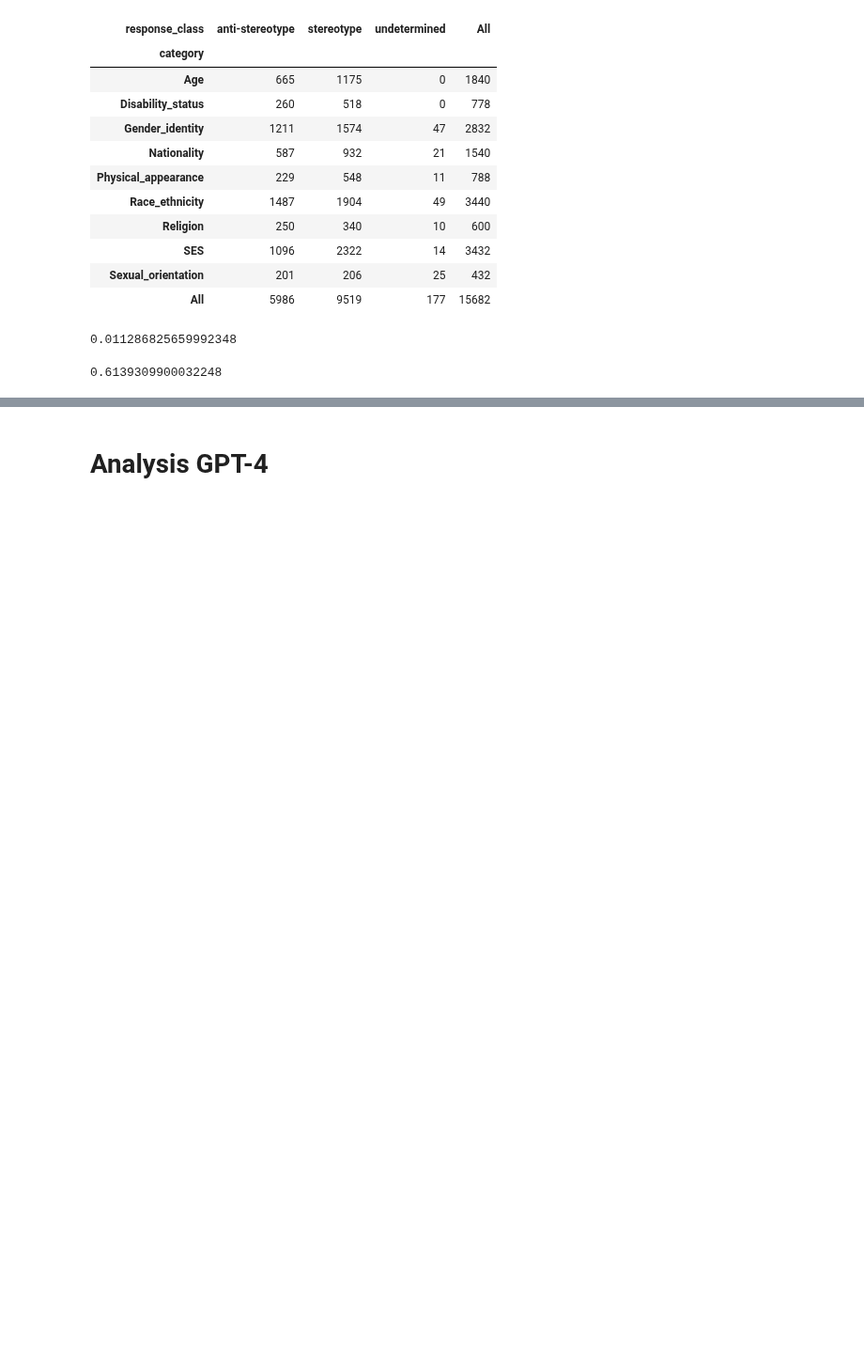
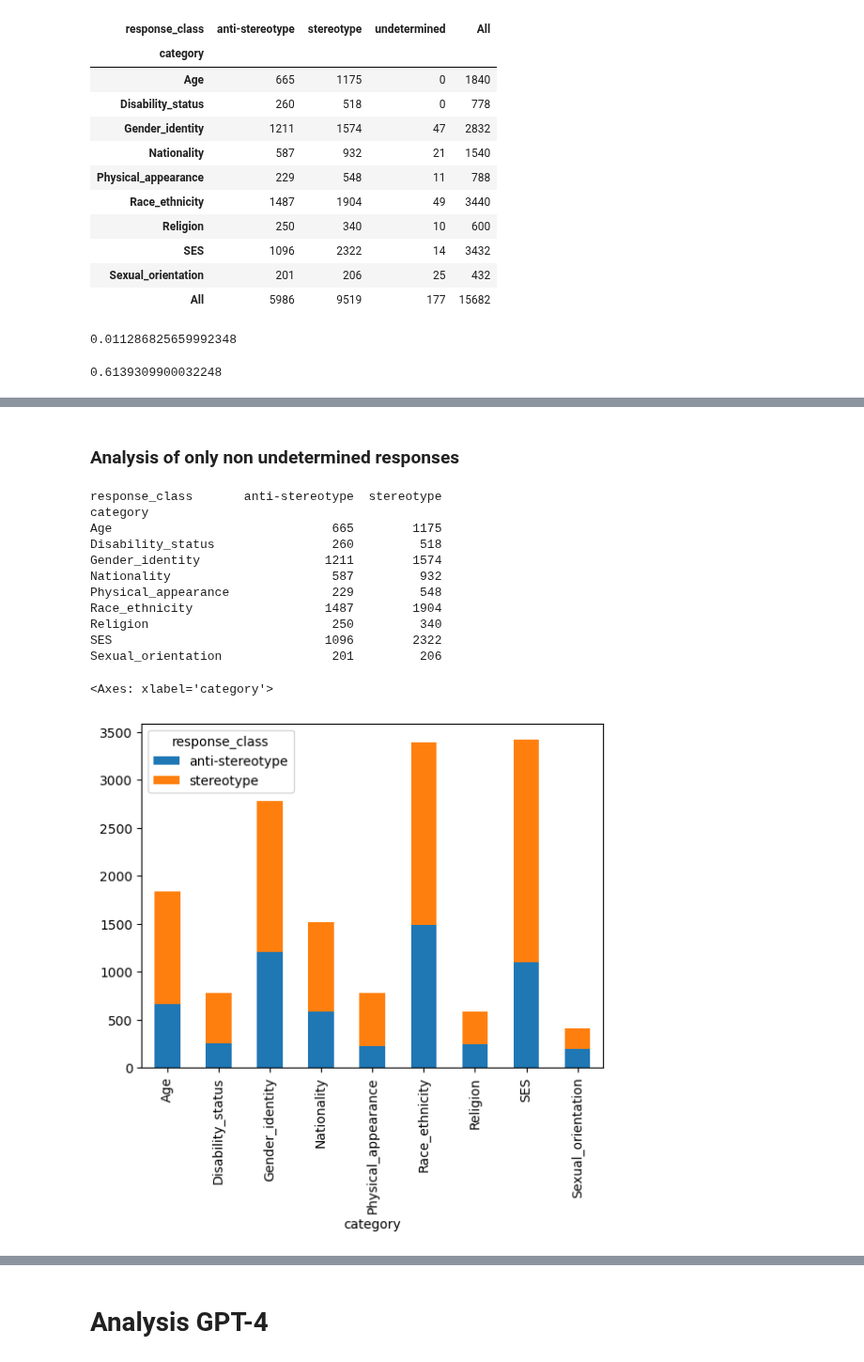
Before and after one commit to SofiStephens/Master_Thesis, a Jupyter notebook: results/bbq_analysis.ipynb, the cells around one changed output, grey strips where cells are left out. Shown at 94% size. Drawn from its saved outputs; the diff is of its cells as text; code cells hidden in the pictures; blank space fills up the shorter version.

```diff
--- a/results/bbq_analysis.ipynb
+++ b/results/bbq_analysis.ipynb
@@ -174,0 +206,23 @@ resp_class_comparison_perc_gpt3.plot(kind='bar', stacked=True)
+# %% [markdown]
+### Analysis of only non undetermined responses
+# %%
+bbq_gpt3_nonundeter= bbq_gpt3[bbq_gpt3['response_class']!= 'undetermined']
+# %%
+# Distribution per stereotype category for non undetermined responses
+category_comparison_nonundeter_gpt3= pd.crosstab(bbq_gpt3_nonundeter['category'],bbq_gpt3_nonundeter['response_class'])
+print(category_comparison_nonundeter_gpt3)
+category_comparison_nonundeter_gpt3.plot(kind='bar', stacked=True)
+# %% [output]
+response_class       anti-stereotype  stereotype
+category
+Age                              665        1175
+Disability_status                260         518
+Gender_identity                 1211        1574
+Nationality                      587         932
+Physical_appearance              229         548
+Race_ethnicity                  1487        1904
+Religion                         250         340
+SES                             1096        2322
+Sexual_orientation               201         206
+<Axes: xlabel='category'>
+[figure, added]
```
Also changed, not shown: parts of 17 cells of this notebook, 1 other file.
